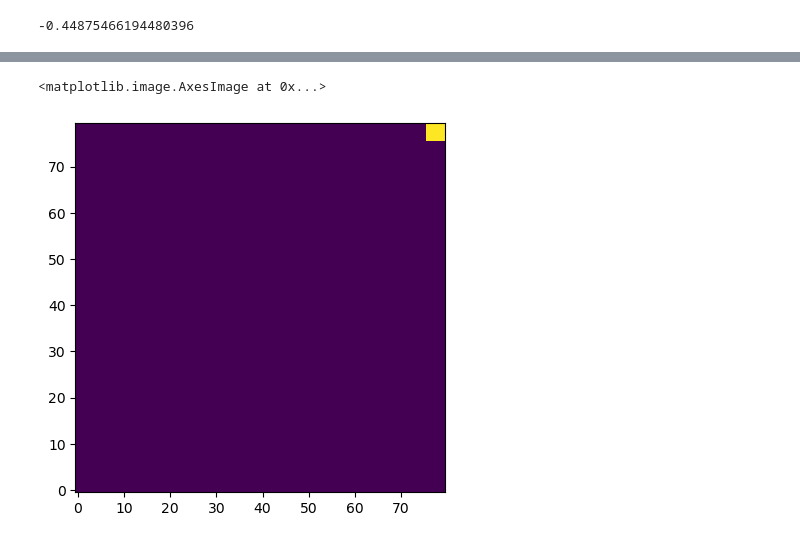
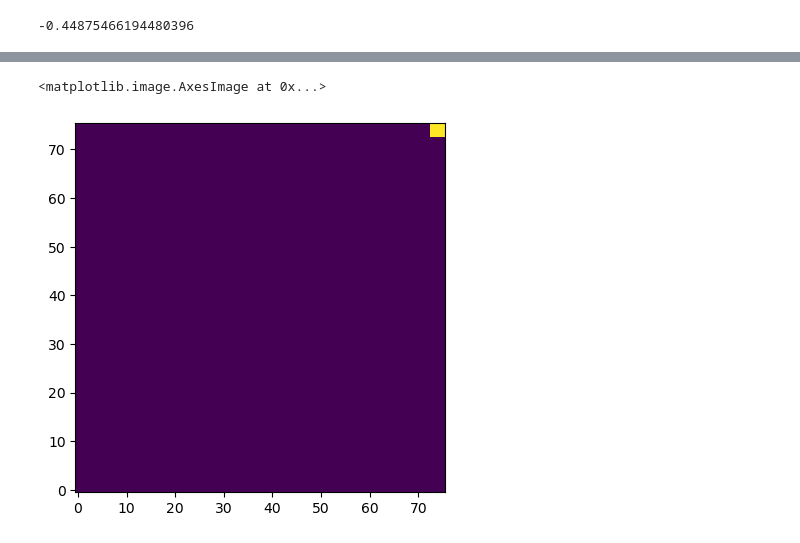
Before and after one commit to kevinmicha/ANTIPASTI, a Jupyter notebook: NMA CNN.ipynb, the cells around one changed output, grey strips where cells are left out. Saved outputs shown, nothing was run; the diff lists cells and outputs as text; code cells hidden in the pictures.

```diff
--- a/NMA CNN.ipynb
+++ b/NMA CNN.ipynb
@@ -566,10 +566,10 @@ plt.imshow(test_mask, origin='lower')
 # %%
 #CDR-H3 analysis
-cdr3_mask = np.zeros((80,80))
-cdr3_mask[76:80, 76:80] = 1
+cdr3_mask = np.zeros((76,76))
+cdr3_mask[73:, 73:] = 1
 plt.imshow(cdr3_mask, origin='lower')
 # %% [output]
 <matplotlib.image.AxesImage at 0x...>
-[figure, old version]
+[figure, new version]
 # %%
 #CDR-H1 analysis
```
Also changed, not shown: parts of 20 cells of this notebook, 1 other file.
